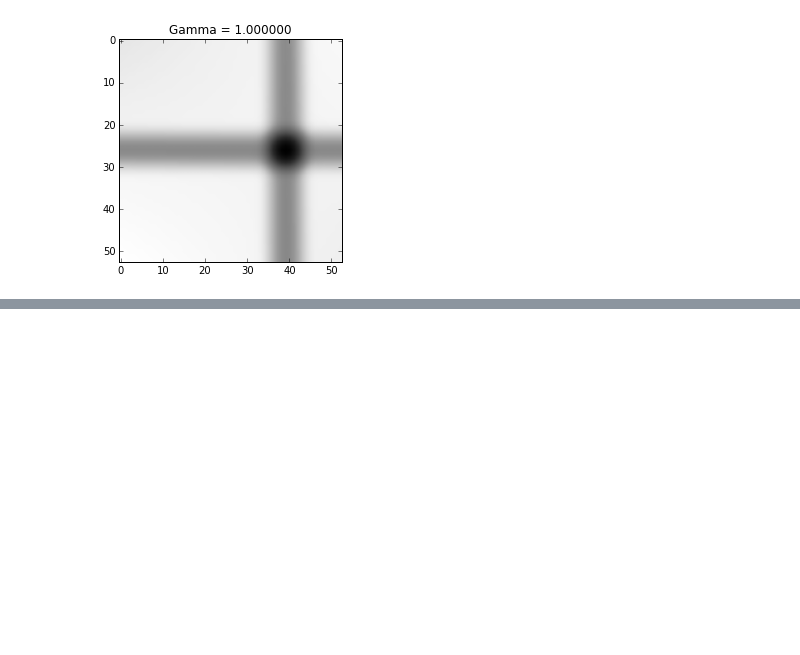
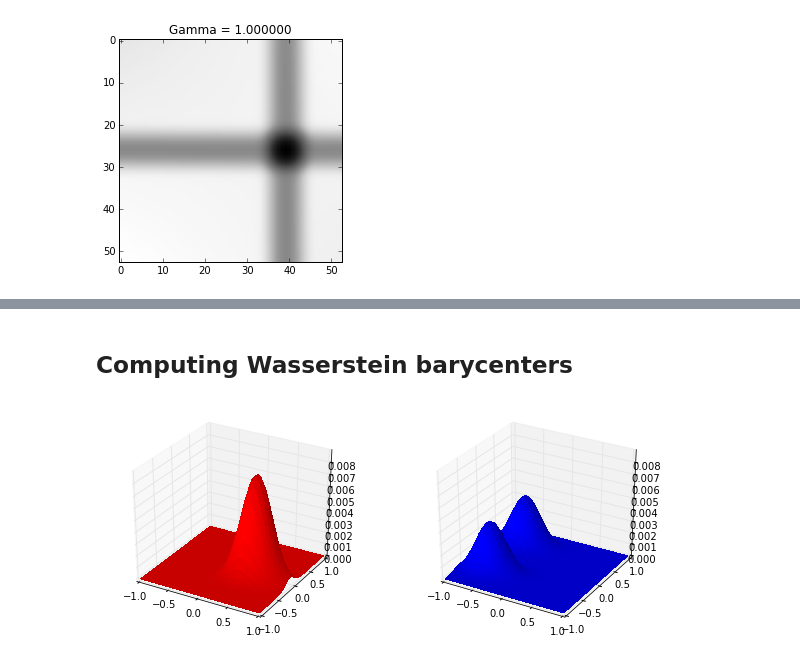
Before and after one commit to afcarl/Homework-1, a Jupyter notebook: pynb/regularized_ot.ipynb, the cells around one changed output, grey strips where cells are left out. Saved outputs shown, nothing was run; the diff lists cells and outputs as text; code cells hidden in the pictures; blank space fills up the shorter version.

```diff
--- a/pynb/regularized_ot.ipynb
+++ b/pynb/regularized_ot.ipynb
@@ -122,0 +124,30 @@ Entropy-regularized Wasserstein is 0.266074
+# %% [markdown]
+## Computing Wasserstein barycenters
+# %%
+n = 50
+arr_x, arr_y = numpy.linspace(-1, 1, n), numpy.linspace(-1, 1, n)
+x, y = numpy.meshgrid(arr_x, arr_y)
+pos = numpy.empty(x.shape + (2,))
+pos[:, :, 0] = x; pos[:, :, 1] = y
+rv1 = multivariate_normal([0.5, -0.2], [[.05, 0.01], [0.01, 0.02]])
+pdf1 = rv1.pdf(pos)
+
+rv2 = multivariate_normal([-0.5, 0.5], [[.05, 0.01], [0.01, 0.02]])
+pdf2 = rv2.pdf(pos)
+rv3 = multivariate_normal([-0.5, -0.5], [[.05, 0.01], [0.01, 0.02]])
+pdf2 += rv3.pdf(pos)
+
+pdf1 /= numpy.sum(pdf1)
+pdf2 /= numpy.sum(pdf2)
+
+pylab.figure(figsize=(10, 4))
+ax = pylab.subplot(1, 2, 1, projection="3d")
+surf1 = ax.plot_surface(x, y, pdf1, rstride=1, cstride=1, color="r", linewidth=0,
+                        antialiased=False)
+ax.set_zlim3d([0, numpy.max(pdf1)])
+ax = pylab.subplot(1, 2, 2, projection="3d")
+surf2 = ax.plot_surface(x, y, pdf2, rstride=1, cstride=1, color="b", linewidth=0,
+                        antialiased=False)
+_ = ax.set_zlim3d([0, numpy.max(pdf1)])
+# %% [output]
+[figure, added]
```
Also changed, not shown: parts of 5 cells of this notebook, 1 other file.
